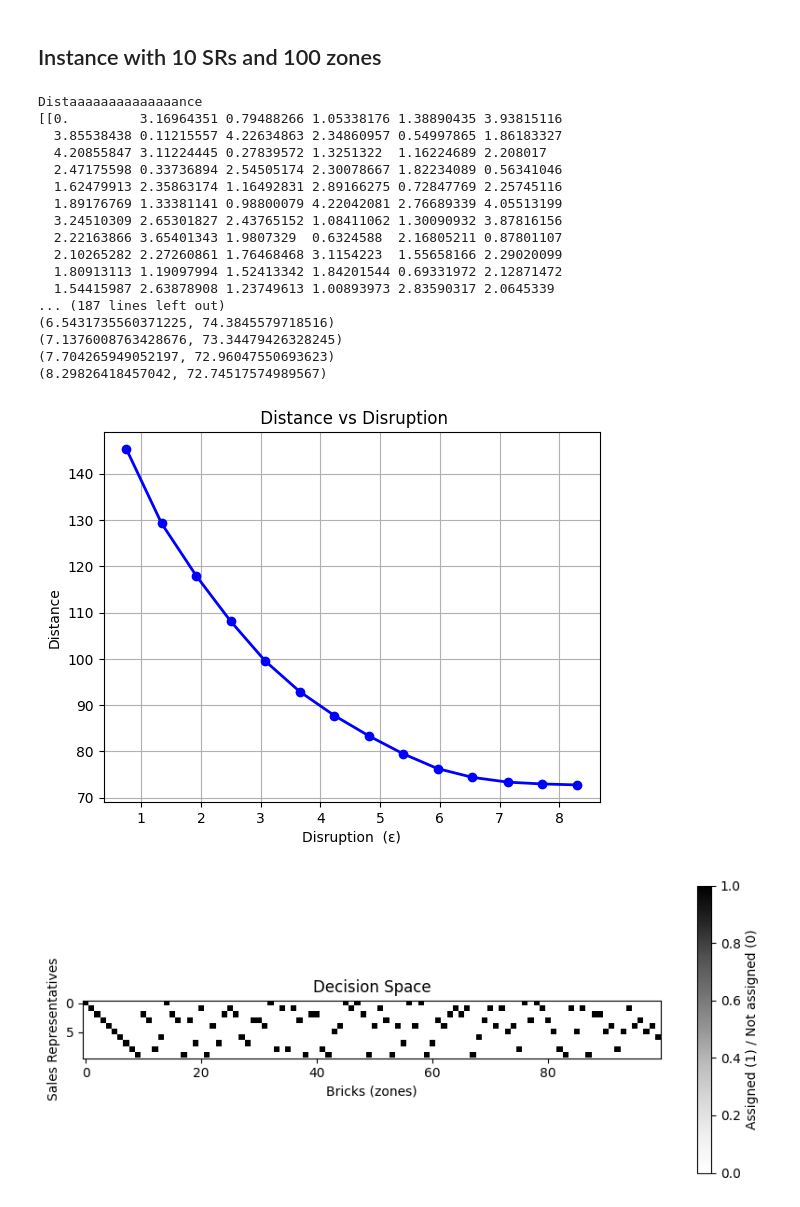
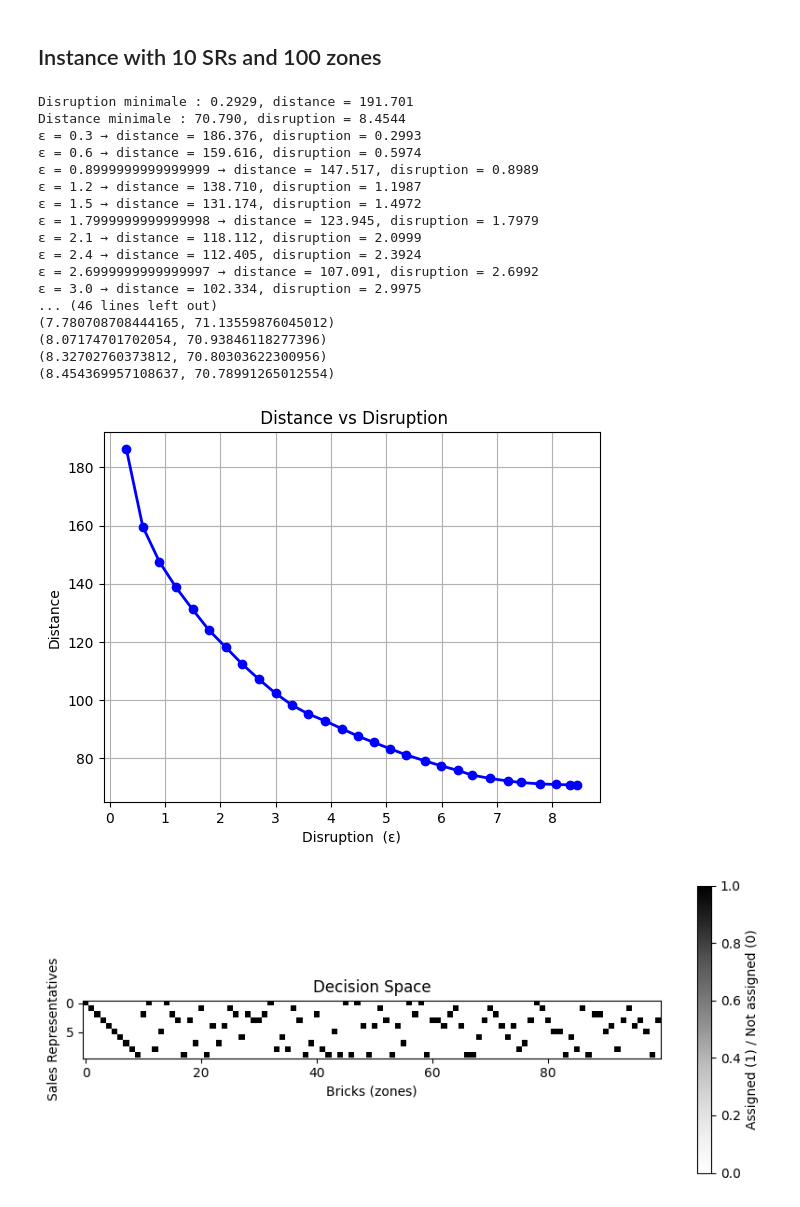
Before and after one commit to MathysBgh/Pfizer_Project, a Jupyter notebook: Pfizer_Step1.ipynb, the cells around one changed output. Saved outputs shown, nothing was run; the diff lists cells and outputs as text; code cells hidden in the pictures.

```diff
--- a/Pfizer_Step1.ipynb
+++ b/Pfizer_Step1.ipynb
@@ -385,7 +383,7 @@ def solve_pareto(model_name, workload_min, workload_max):
     )
 
     # Pareto frontier
-    epsilons = np.arange(0.0, 1.4, 0.1) # from 0.0 to 1.3 with step 0.1
+    epsilons = np.arange(0.0, 1.4, 0.01) # from 0.0 to 1.3 with step 0.01
     pareto_points = []
 
     for eps in epsilons:
@@ -527,61 +525,58 @@ model.optimize()
 disruption_at_distance_min = disruption_expr.getValue()
 distance_min = distance_expr.getValue()
 
 print(f"Distance minimale : {distance_min:.3f}, disruption = {disruption_at_distance_min:.4f}")
 
 # 3) Construire un vecteur epsilon entre ces deux extrêmes
-import numpy as np
-epsilons = np.linspace(disruption_min, disruption_at_distance_min, 15)  # par ex. 15 points
-epsilons = sorted(set(np.round(epsilons, 4)))  # nettoyer un peu
-
-
+epsilons = np.arange(0.0, 9, 0.3) # from 0.0 to 1.3 with step 0.3
 pareto_points = []
 
 for eps in epsilons:
-    constr = model.addConstr(disruption_expr <= eps, name=f"eps_{eps}")
-
+    constr = model.addConstr(disruption_expr <= eps + 1e-6, name=f"eps_{eps}")
     model.setObjective(distance_expr, GRB.MINIMIZE)
+    model.Params.OutputFlag = 0
     model.optimize()
 
     if model.status == GRB.OPTIMAL:
-        disruption_val = disruption_expr.getValue()
-        pareto_points.append((disruption_val, model.objVal))
-        print(f"ε = {eps:.4f}  →  disruption = {disruption_val:.4f}, distance = {model.objVal:.3f}")
+        d = distance_expr.getValue()
+        r = disruption_expr.getValue()
+        pareto_points.append((r, d))   # store REAL disruption
+        print(f"ε = {eps:>3} → distance = {d:.3f}, disruption = {r:.4f}")
 
     model.remove(constr)
     model.update()
 
 
 print("\nPareto points (ε, distance):")
 for p in pareto_points:
     print(p)
 if pareto_points:
     eps_vals, costs = zip(*pareto_points)
     plt.plot(eps_vals, costs, 'o-', color='blue', linewidth=2)
     plt.xlabel("Disruption  (ε)")
     plt.ylabel("Distance")
     plt.title(" Distance vs Disruption")
     plt.grid(True)
     plt.show()
 # %% [output]
-Distaaaaaaaaaaaaaance
-[[0.         3.16964351 0.79488266 1.05338176 1.38890435 3.93815116
-  3.85538438 0.11215557 4.22634863 2.34860957 0.54997865 1.86183327
-  4.20855847 3.11224445 0.27839572 1.3251322  1.16224689 2.208017
-  2.47175598 0.33736894 2.54505174 2.30078667 1.82234089 0.56341046
-  1.62479913 2.35863174 1.16492831 2.89166275 0.72847769 2.25745116
-  1.89176769 1.33381141 0.98800079 4.22042081 2.76689339 4.05513199
-  3.24510309 2.65301827 2.43765152 1.08411062 1.30090932 3.87816156
-  2.22163866 3.65401343 1.9807329  0.6324588  2.16805211 0.87801107
-  2.10265282 2.27260861 1.76468468 3.1154223  1.55658166 2.29020099
-  1.80913113 1.19097994 1.52413342 1.84201544 0.69331972 2.12871472
-  1.54415987 2.63878908 1.23749613 1.00893973 2.83590317 2.0645339
-... (187 lines left out)
-(6.5431735560371225, 74.3845579718516)
-(7.1376008763428676, 73.34479426328245)
-(7.704265949052197, 72.96047550693623)
-(8.29826418457042, 72.74517574989567)
+Disruption minimale : 0.2929, distance = 191.701
+Distance minimale : 70.790, disruption = 8.4544
+ε = 0.3 → distance = 186.376, disruption = 0.2993
+ε = 0.6 → distance = 159.616, disruption = 0.5974
+ε = 0.8999999999999999 → distance = 147.517, disruption = 0.8989
+ε = 1.2 → distance = 138.710, disruption = 1.1987
+ε = 1.5 → distance = 131.174, disruption = 1.4972
+ε = 1.7999999999999998 → distance = 123.945, disruption = 1.7979
+ε = 2.1 → distance = 118.112, disruption = 2.0999
+ε = 2.4 → distance = 112.405, disruption = 2.3924
+ε = 2.6999999999999997 → distance = 107.091, disruption = 2.6992
+ε = 3.0 → distance = 102.334, disruption = 2.9975
+... (46 lines left out)
+(7.780708708444165, 71.13559876045012)
+(8.07174701702054, 70.93846118277396)
+(8.32702760373812, 70.80303622300956)
+(8.454369957108637, 70.78991265012554)
-[figure, old version]
+[figure, new version]
 # %%
 model.optimize()
 
@@ -598,4 +593,4 @@ plt.title("Decision Space")
 plt.colorbar(label="Assigned (1) / Not assigned (0)")
 plt.show()
 # %% [output]
-[figure, old version]
+[figure, new version]
```
Also changed, not shown: parts of 2 cells of this notebook, 2 other files.
